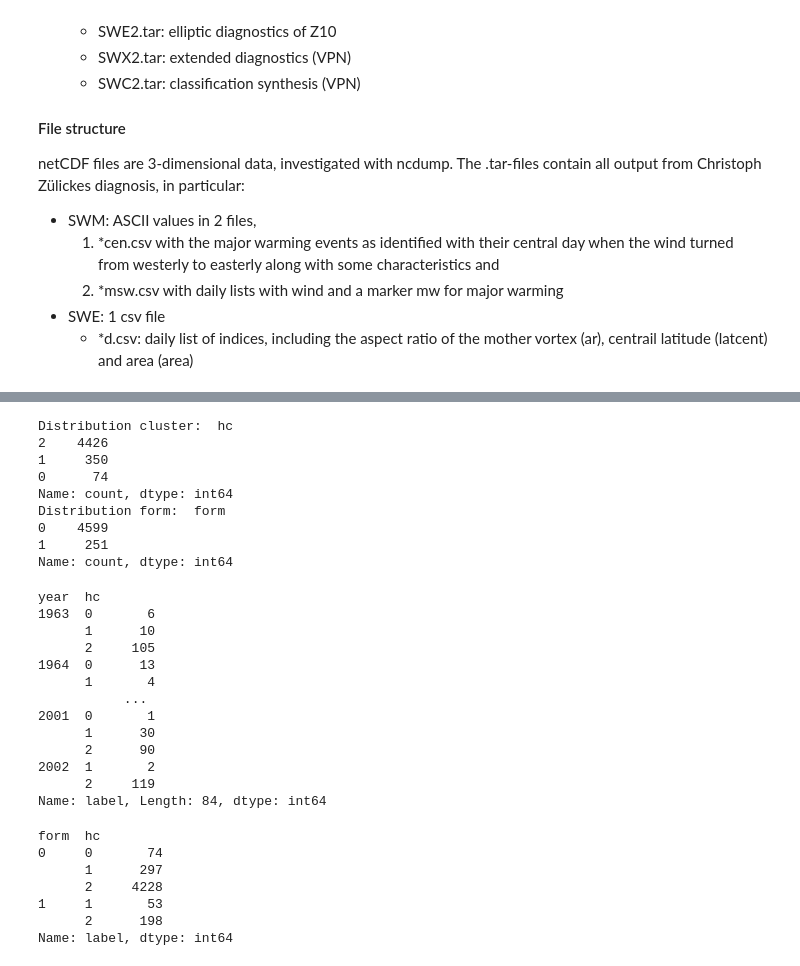
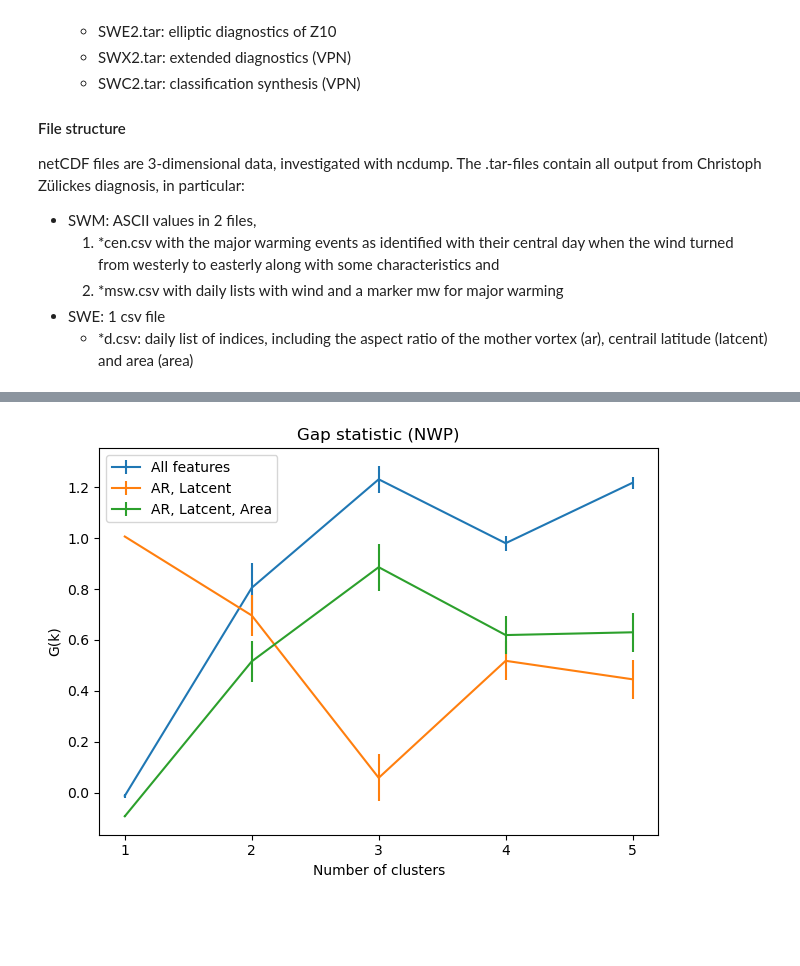
Before and after one commit to hGl0/arctic, a Jupyter notebook: Playground.ipynb, the cells around one changed output, grey strips where cells are left out. Cells and saved outputs as stored; diff of their text form; code cells hidden in the pictures; blank space fills up the shorter version.

```diff
--- a/Playground.ipynb
+++ b/Playground.ipynb
@@ -90,0 +30,19 @@ era5_d.head()
+# %%
+nwp_d = arctic.utils.read_data("data/SWXClust/NWP4A60/i4a60e2_d.csv")
+print("Daily data: ", nwp_d.shape)
+nwp_cen= arctic.utils.read_data("data/SWXClust/NWP4A60/i4a60m2t-cen.csv")
+nwp_msw = arctic.utils.read_data("data/SWXClust/NWP4A60/i4a60m2t-msw.csv")
+
+arctic.utils.no_white_space(nwp_d)
+arctic.utils.no_white_space(nwp_cen)
+arctic.utils.no_white_space(nwp_msw)
+
+# change string to datetime for better comparison
+arctic.utils.to_date(nwp_d, 'string')
+arctic.utils.to_date(nwp_cen, 'string')
+arctic.utils.to_date(nwp_msw, 'string')
+
+# replace empty strings
+nwp_d = nwp_d.replace('                   ' ,np.NaN)
+
+nwp_d.info()
@@ -423,38 +216,18 @@ arctic.plot_violin(era5_hannachi)
-# %%
-# check time integrity of clustering
-print("Distribution cluster: ", era5_hannachi.hc.value_counts())
-print("Distribution form: ", era5_hannachi.form.value_counts())
-era5_hannachi.groupby(['year', 'hc']).count()['label']
-# %% [output]
-Distribution cluster:  hc
-2    4426
-1     350
-0      74
-Name: count, dtype: int64
-Distribution form:  form
-0    4599
-1     251
-Name: count, dtype: int64
-year  hc
-1963  0       6
-      1      10
-      2     105
-1964  0      13
-      1       4
-           ...
-2001  0       1
-      1      30
-      2      90
-2002  1       2
-      2     119
-Name: label, Length: 84, dtype: int64
-# %%
-era5_hannachi.groupby(['form', 'hc']).count()['label']
-# %% [output]
-form  hc
-0     0       74
-      1      297
-      2     4228
-1     1       53
-      2      198
-Name: label, dtype: int64
+# %%
+gap = arctic.gap_statistic(nwp.drop('string', axis=1), k_max=5, n_replicates=10)
+gap_ar_latcent = arctic.gap_statistic(nwp[['ar', 'latcent']], k_max=5, n_replicates=10)
+gap_ar_latcent_area = arctic.gap_statistic(nwp[['ar', 'latcent', 'area']], k_max=5, n_replicates=10)
+# %%
+plt.errorbar(np.arange(1,6), gap[:, 0], yerr=gap[:, 1], label='All features')
+plt.errorbar(np.arange(1,6), gap_ar_latcent[:, 0], yerr=gap_ar_latcent[:, 1], label='AR, Latcent')
+plt.errorbar(np.arange(1,6), gap_ar_latcent_area[:, 0], yerr=gap_ar_latcent[:, 1], label='AR, Latcent, Area')
+plt.legend()
+plt.xticks(np.arange(1,6))
+plt.xlabel('Number of clusters')
+plt.title('Gap statistic (NWP)')
+plt.ylabel('G(k)')
+plt.tight_layout()
+plt.savefig('./output/gap_nwp.png')
+plt.show()
+# %% [output]
+[figure, added]
```
Also changed, not shown: parts of 23 cells of this notebook, 14 other files.
